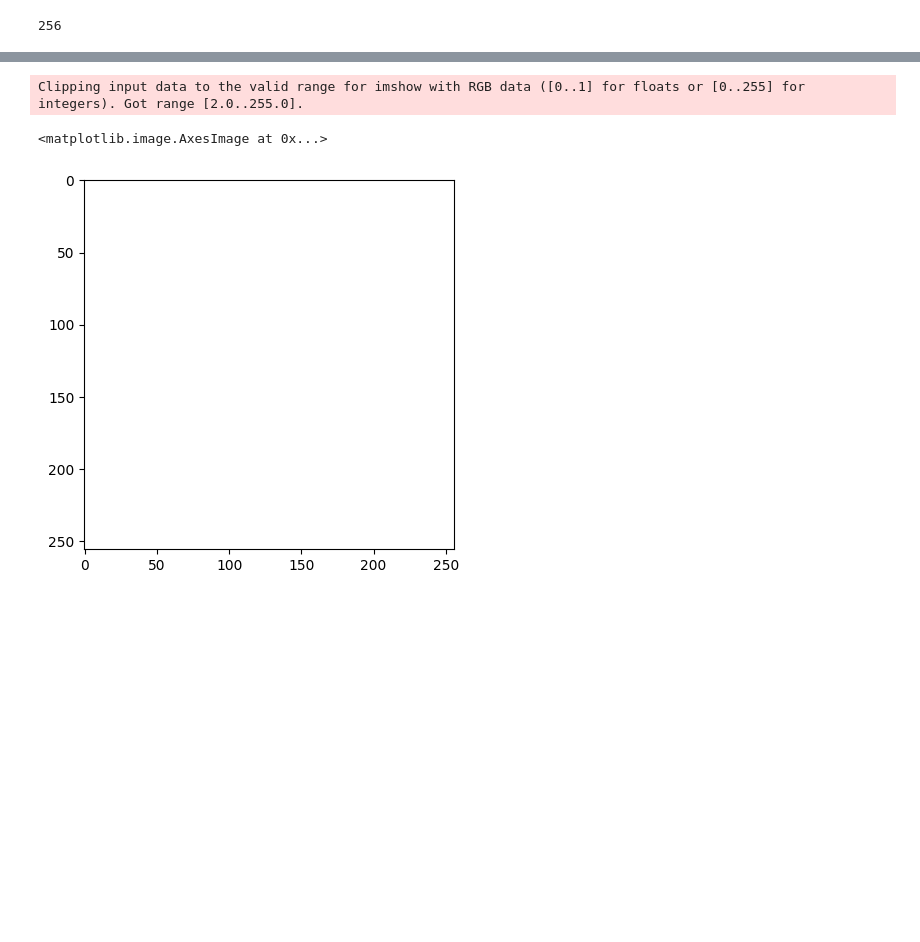
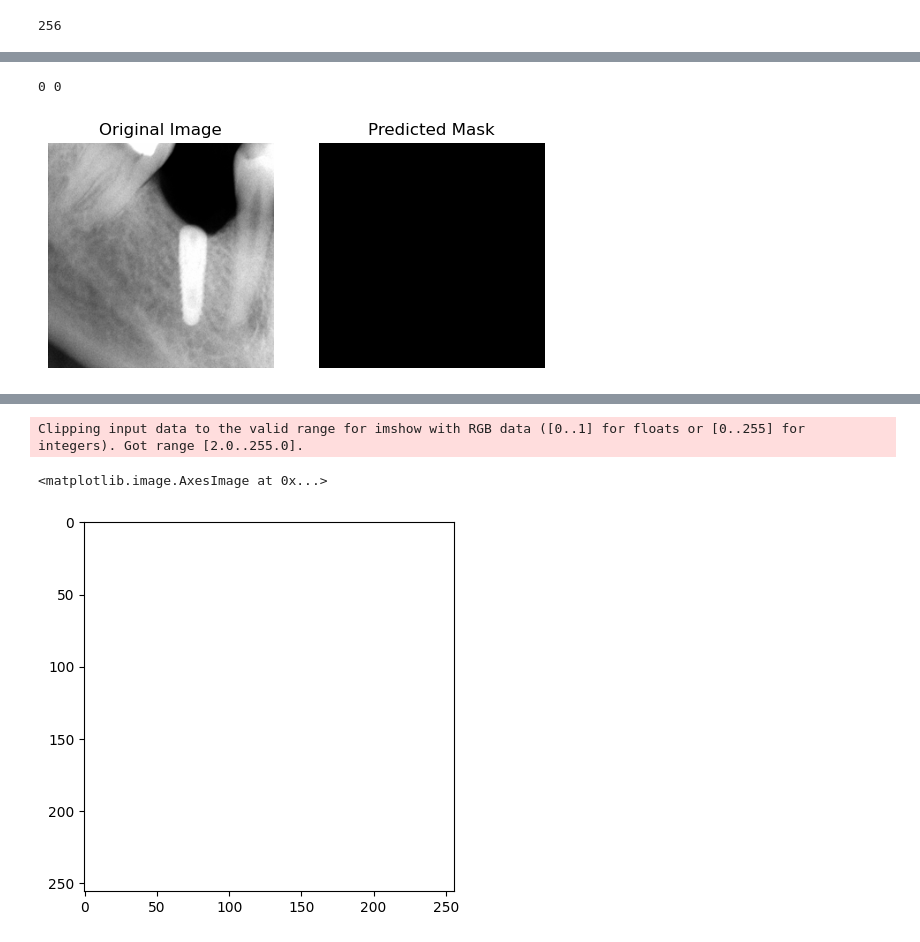
Before and after one commit to arnavakula/stealth-startup, a Jupyter notebook: demo.ipynb, the cells around one changed output, grey strips where cells are left out. Saved outputs shown, nothing was run; the diff lists cells and outputs as text; code cells hidden in the pictures; blank space fills up the shorter version.

```diff
--- a/demo.ipynb
+++ b/demo.ipynb
@@ -96,5 +96,5 @@ Model: "functional_8"
  Trainable params: 1,861,697 (7.10 MB)
  Non-trainable params: 0 (0.00 B)
 # %%
-history = model.fit(x_train, y_train, epochs=5, batch_size=2)
+history = model.fit(x_train, y_train, epochs=25, batch_size=2)
 # %% [output]
@@ -125,7 +132,7 @@ predicted_mask = (prediction > 0.5).astype(np.uint8)
 # %%
 predicted_mask = np.squeeze(predicted_mask)
 # %%
-test_image = load_img('image labelling inprocess/DigX_01022009_144408.jpg', target_size=(256, 256), color_mode='grayscale')
+test_image = load_img('/Users/krishna/Desktop/stealth-startup/train/Ajay_Sharma_46_Implant_4.3_10/images/Ajay_Sharma_46_Implant_4.3_10.png', target_size=(256, 256), color_mode='grayscale')
 test_image = img_to_array(test_image) / 255.0
 test_image = np.expand_dims(test_image, axis=0)
 # %%
@@ -136 +143,25 @@ pred = (pred > 0).astype(np.uint8)
+# %%
+print(pred.min(), pred.max())  # Check the range of values in the predicted mask
+# %% [output]
+0 0
+# %%
+import matplotlib.pyplot as plt
+
+# Assuming you have `original_image` (the input image) and `pred` (the predicted mask)
+# Show original image
+plt.subplot(1, 2, 1)
+plt.imshow(test_image[0].squeeze(), cmap='gray')  # Remove the batch dimension and display
+plt.title('Original Image')
+plt.axis('off')
+
+# Show predicted mask
+plt.subplot(1, 2, 2)
+plt.imshow(pred, cmap='gray')  # Display the binary mask
+plt.title('Predicted Mask')
+plt.axis('off')
+
+# Display the images
+plt.show()
+# %% [output]
+[figure, added]
 # %%
```
Also changed, not shown: parts of 8 cells of this notebook, 52 other files.
